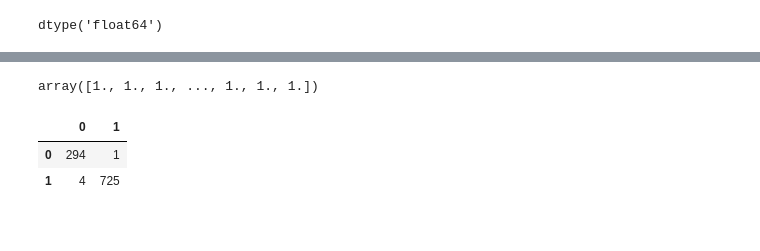
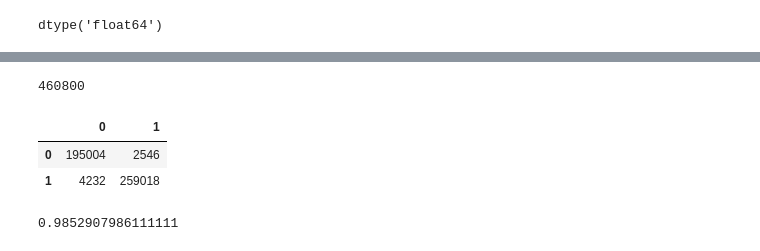
Before and after one commit to Lempi-sudo/VKR, a Jupyter notebook: Model.ipynb, the cells around one changed output, grey strips where cells are left out. Saved outputs shown, nothing was run; the diff lists cells and outputs as text; code cells hidden in the pictures.

```diff
--- a/Model.ipynb
+++ b/Model.ipynb
@@ -53,5 +78,5 @@ array([1., 1., 1., ..., 1., 1., 1.])
 # %%
 from sklearn.neural_network import MLPClassifier
 clf = MLPClassifier(hidden_layer_sizes = (20,15,10,5) , max_iter=1000 ,early_stopping=True , verbose=True)
-clf.fit(X, y)
+clf.fit(X_train, y_train)
 # %% [output]
@@ -94,3 +101,0 @@ dataset
-# %%
-X_test = dataset.iloc[:,[2,3,4,5]].values
-X_test
@@ -105,15 +102,18 @@ array([[  2. ,   0.5,   0. ,   0.5],
-# %%
-y_test=dataset.iloc[:,1].values
-y_test
-# %% [output]
-array([1., 1., 1., ..., 1., 1., 1.])
 # %%
-y_pretict=clf.predict(X_test)
+y_predict=clf.predict(X_test)
+y_predict.size
+# %% [output]
+460800
 # %%
 from sklearn.metrics import confusion_matrix
-cm = confusion_matrix(y_test, y_pretict)
+cm = confusion_matrix(y_test, y_predict)
 pd.DataFrame(cm)
 # %% [output]
 |  | 0 | 1 |
-| 0 | 294 | 1 |
-| 1 | 4 | 725 |
+| 0 | 195004 | 2546 |
+| 1 | 4232 | 259018 |
+# %%
+from sklearn.metrics import accuracy_score
+accuracy_score(y_test, y_predict)
+# %% [output]
+0.9852907986111111
```
Also changed, not shown: parts of 20 cells of this notebook.
